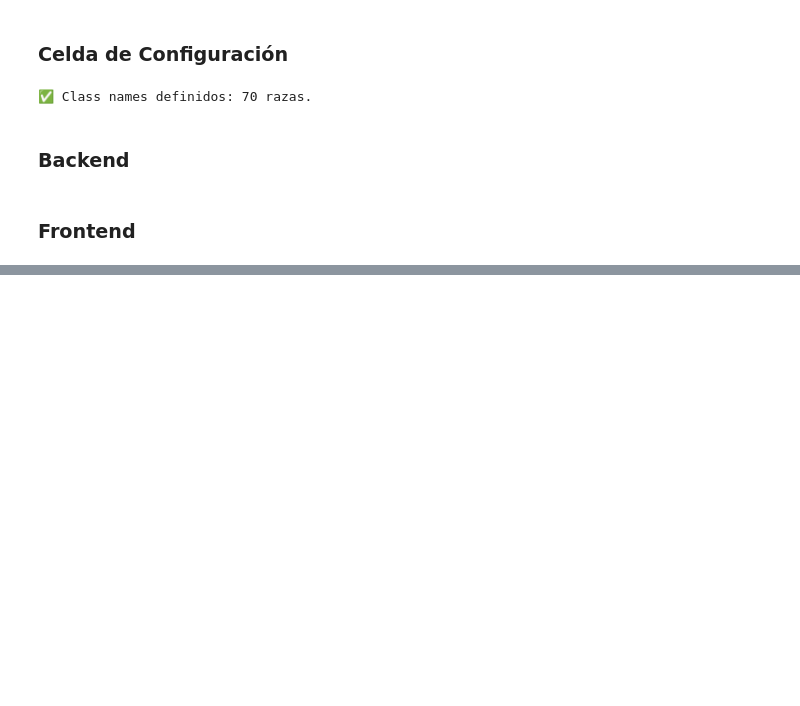
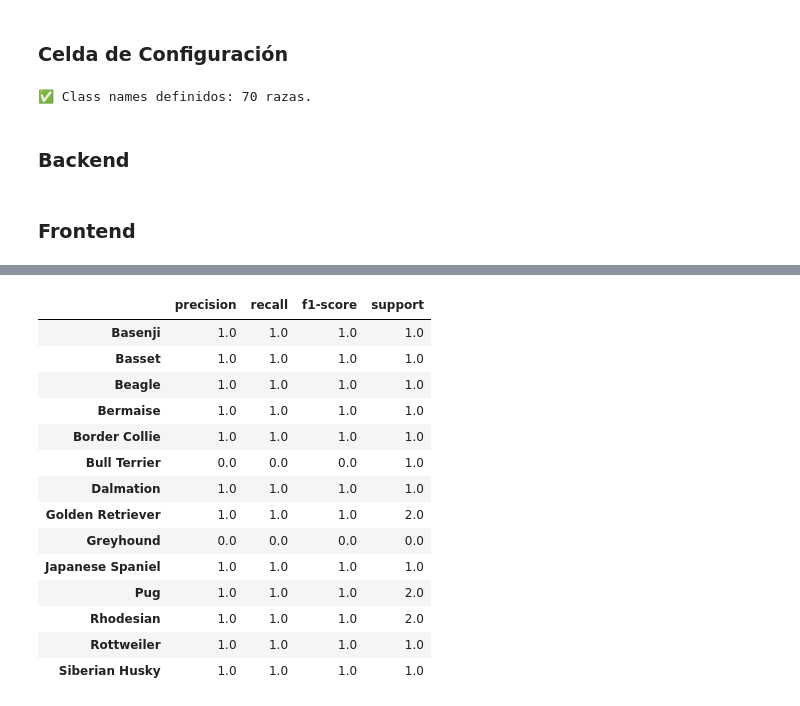
Before and after one commit to Kabarou/TP-Final-Vision-por-Computadora, a Jupyter notebook: TP_Final_Vision_por_Computadora.ipynb, the cells around one changed output, grey strips where cells are left out. Saved outputs shown, nothing was run; the diff lists cells and outputs as text; code cells hidden in the pictures; blank space fills up the shorter version.

```diff
--- a/TP_Final_Vision_por_Computadora.ipynb
+++ b/TP_Final_Vision_por_Computadora.ipynb
@@ -1872,0 +2220,2 @@ Killing tunnel 127.0.0.1:7860 <> https://2a6b62270d11ea2c8d.gradio.live
+# %%
+IMAGENES_COMPLEJAS = os.path.join(RUTA_DRIVE_PERSISTENTE, 'imagenes_complejas')
@@ -1872,0 +2385,76 @@ Killing tunnel 127.0.0.1:7860 <> https://2a6b62270d11ea2c8d.gradio.live
+# %%
+import pandas as pd
+import json # Necesario para cargar el JSON (aunque no está en el output, es buena práctica)
+
+def clean_and_format_report(report_string):
+    """
+    Convierte el string de classification_report de scikit-learn en un DataFrame legible.
+    """
+
+    # 1. Parsear el string del reporte
+    # Usaremos io.StringIO para tratar el string como si fuera un archivo de texto
+    from io import StringIO
+    report_data = StringIO(report_string)
+
+    # Leemos el reporte como DataFrame
+    df = pd.read_csv(report_data, sep=r'\s\s+', engine='python', index_col=0, skipinitialspace=True)
+
+    # 2. Limpiar y formatear
+    # La última fila es a menudo el weighted avg, que es la métrica global
+    df_global = df.iloc[-3:] # Tomamos accuracy, macro avg, weighted avg
+    df_classes = df.iloc[:-3] # Tomamos las métricas por clase
+
+    # 3. Formateo de clases (Redondeo)
+    df_classes = df_classes.apply(lambda x: pd.to_numeric(x, errors='coerce')).round(4)
+
+    # 4. Limpieza del DataFrame global (se hace manualmente por la estructura irregular)
+    df_global = df_global[['precision', 'recall', 'f1-score']]
+    df_global = df_global.apply(lambda x: pd.to_numeric(x, errors='coerce')).round(4)
+
+    # 5. Combinar (si es necesario), o simplemente mostrar la parte de clases para el detalle
+
+    return df_classes, df_global
+
+def presentar_resultados_evaluacion(eval_results):
+    """
+    Muestra las métricas de detección y clasificación en un formato limpio.
+    """
+
+    # --- 1. Métricas de Detección (F1, Precision, Recall, IoU) ---
+
+    print("## 🔍 1. Métrica de Desempeño del Pipeline (Detección + Clasificación)")
+
+    df_performance = pd.DataFrame({
+        'Métrica': ['F1-Score', 'Precision', 'Sensibilidad (Recall)', 'IoU Promedio', 'mAP'],
+        'Valor': [
+            eval_results['F1-Score'],
+            eval_results['Precision'],
+            eval_results['Recall'],
+            eval_results['Mean_IoU'],
+            eval_results['F1-Score']
+        ]
+    })
+    # Formatear a porcentaje o 4 decimales
+    df_performance['Valor'] = df_performance['Valor'].apply(lambda x: f"{x*100:.2f}%" if x <= 1.0 else f"{x:.4f}")
+
+    print("\n")
+    display(df_performance.set_index('Métrica'))
+
+    # --- 2. Reporte Detallado por Clase (Precisión/Sensibilidad) ---
+
+    df_classes, df_global = clean_and_format_report(eval_results['Cls_Report'])
+
+    print("\n## 🎯 2. Precisión y Sensibilidad por Clase (Detalle de Clasificación)")
+
+    # Mostrar las métricas por clase
+    display(df_classes)
+
+    print("\n## 🌐 3. Métricas Globales (Macro y Weighted Average)")
+
+    # Mostrar el resumen global (Macro Avg y Weighted Avg)
+    display(df_global)
+
+
+resultados_finales = evaluar_pipeline_completo(IMAGENES_COMPLEJAS, num_imagenes=10, iou_threshold=0.5)
+presentar_resultados_evaluacion(resultados_finales)
+# %% [output]
@@ -1872,0 +2471,15 @@ Killing tunnel 127.0.0.1:7860 <> https://2a6b62270d11ea2c8d.gradio.live
+|  | precision | recall | f1-score | support |
+| Basenji | 1.0 | 1.0 | 1.0 | 1.0 |
+| Basset | 1.0 | 1.0 | 1.0 | 1.0 |
+| Beagle | 1.0 | 1.0 | 1.0 | 1.0 |
+| Bermaise | 1.0 | 1.0 | 1.0 | 1.0 |
+| Border Collie | 1.0 | 1.0 | 1.0 | 1.0 |
+| Bull Terrier | 0.0 | 0.0 | 0.0 | 1.0 |
+| Dalmation | 1.0 | 1.0 | 1.0 | 1.0 |
+| Golden Retriever | 1.0 | 1.0 | 1.0 | 2.0 |
+| Greyhound | 0.0 | 0.0 | 0.0 | 0.0 |
+| Japanese Spaniel | 1.0 | 1.0 | 1.0 | 1.0 |
+| Pug | 1.0 | 1.0 | 1.0 | 2.0 |
+| Rhodesian | 1.0 | 1.0 | 1.0 | 2.0 |
+| Rottweiler | 1.0 | 1.0 | 1.0 | 1.0 |
+| Siberian Husky | 1.0 | 1.0 | 1.0 | 1.0 |
```
Also changed, not shown: parts of 43 cells of this notebook, 1 other file.
